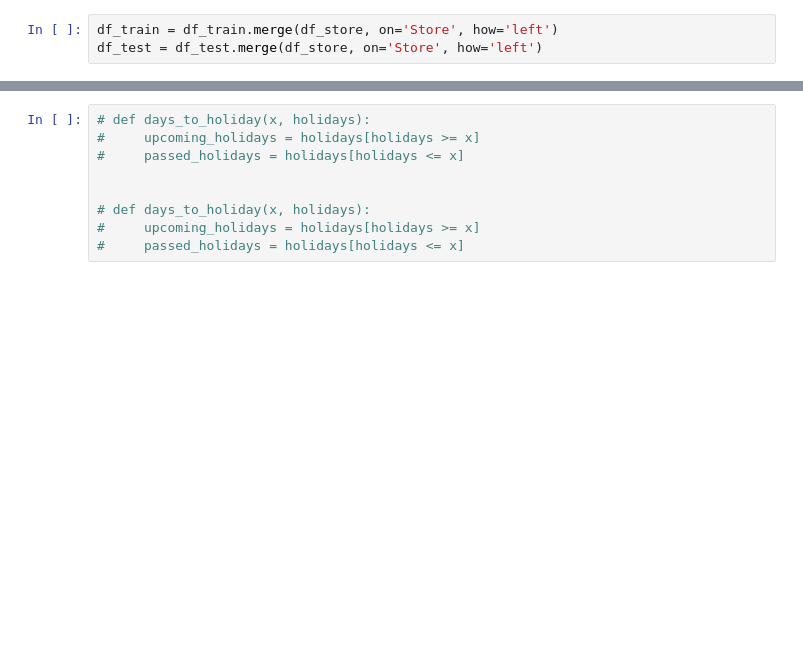
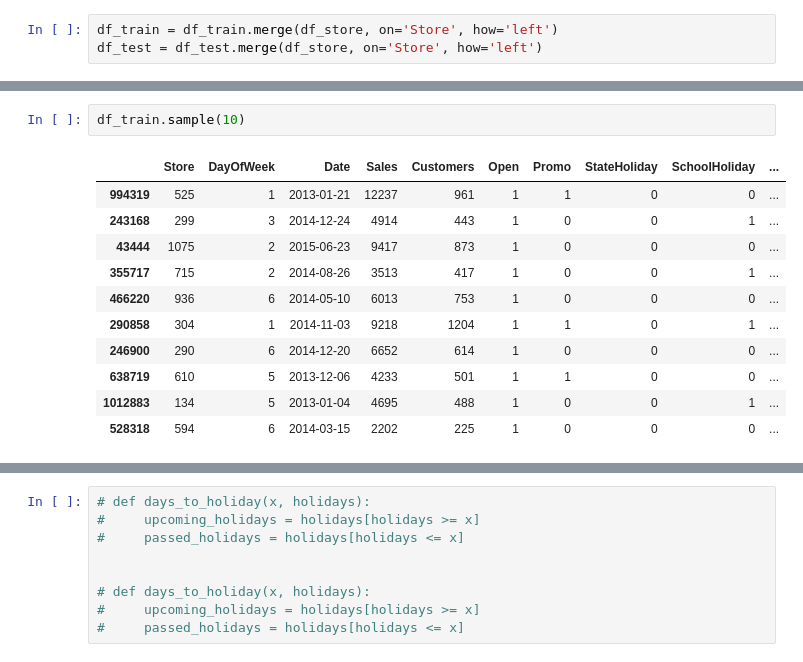
Before and after one commit to mozartofmath/PharmaSalesPrediction, a Jupyter notebook: notebooks/Task2.ipynb, the cells around one changed output, grey strips where cells are left out. Saved outputs shown, nothing was run; the diff lists cells and outputs as text; blank space fills up the shorter version.

```diff
--- a/notebooks/Task2.ipynb
+++ b/notebooks/Task2.ipynb
@@ -125,0 +145,14 @@ df_test = df_test.merge(df_store, on='Store', how='left')
+# %%
+df_train.sample(10)
+# %% [output]
+|  | Store | DayOfWeek | Date | Sales | Customers | Open | Promo | StateHoliday | SchoolHoliday | ... |
+| 994319 | 525 | 1 | 2013-01-21 | 12237 | 961 | 1 | 1 | 0 | 0 | ... |
+| 243168 | 299 | 3 | 2014-12-24 | 4914 | 443 | 1 | 0 | 0 | 1 | ... |
+| 43444 | 1075 | 2 | 2015-06-23 | 9417 | 873 | 1 | 0 | 0 | 0 | ... |
+| 355717 | 715 | 2 | 2014-08-26 | 3513 | 417 | 1 | 0 | 0 | 1 | ... |
+| 466220 | 936 | 6 | 2014-05-10 | 6013 | 753 | 1 | 0 | 0 | 0 | ... |
+| 290858 | 304 | 1 | 2014-11-03 | 9218 | 1204 | 1 | 1 | 0 | 1 | ... |
+| 246900 | 290 | 6 | 2014-12-20 | 6652 | 614 | 1 | 0 | 0 | 0 | ... |
+| 638719 | 610 | 5 | 2013-12-06 | 4233 | 501 | 1 | 1 | 0 | 0 | ... |
+| 1012883 | 134 | 5 | 2013-01-04 | 4695 | 488 | 1 | 0 | 0 | 1 | ... |
+| 528318 | 594 | 6 | 2014-03-15 | 2202 | 225 | 1 | 0 | 0 | 0 | ... |
```
Also changed, not shown: parts of 12 cells of this notebook.
